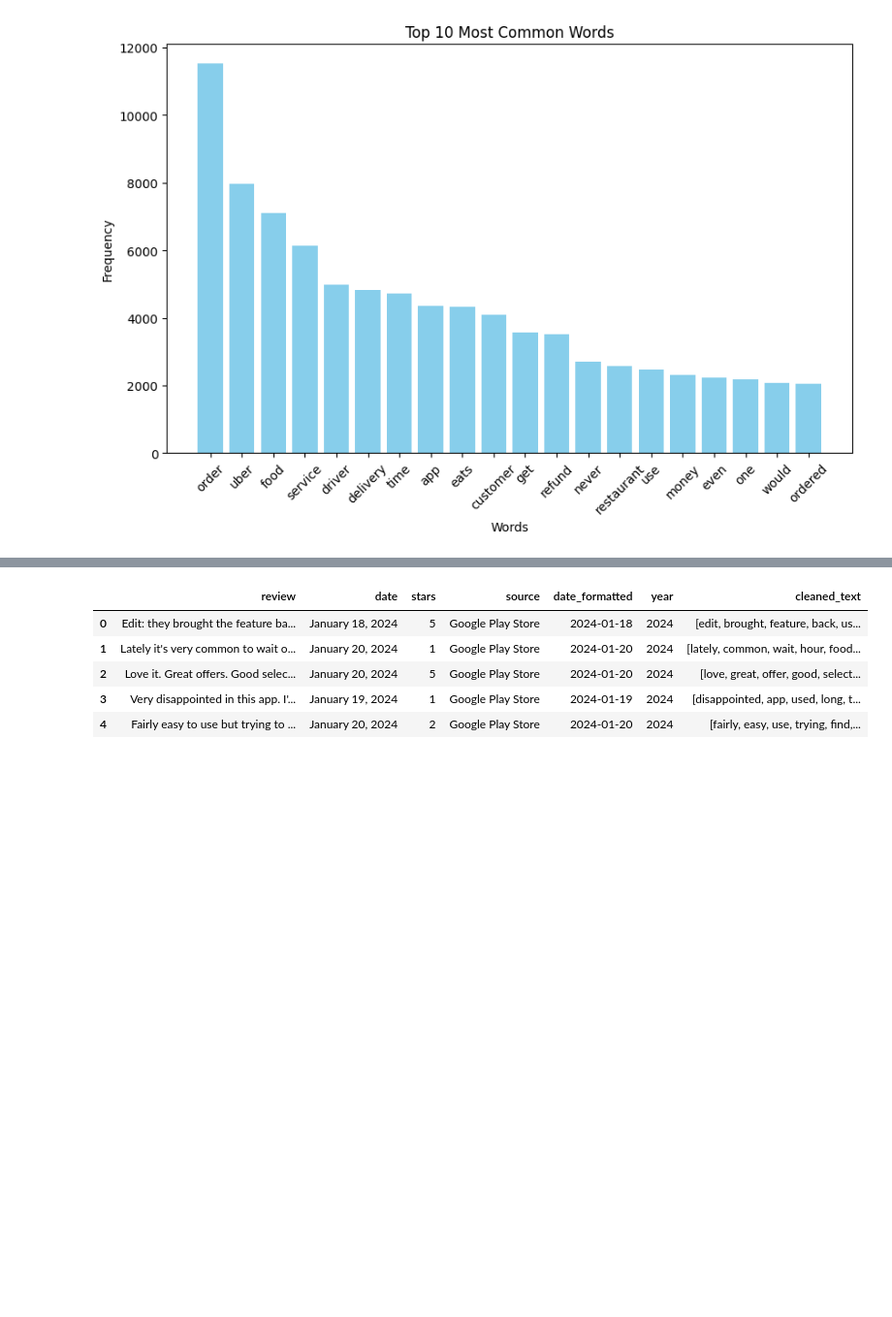
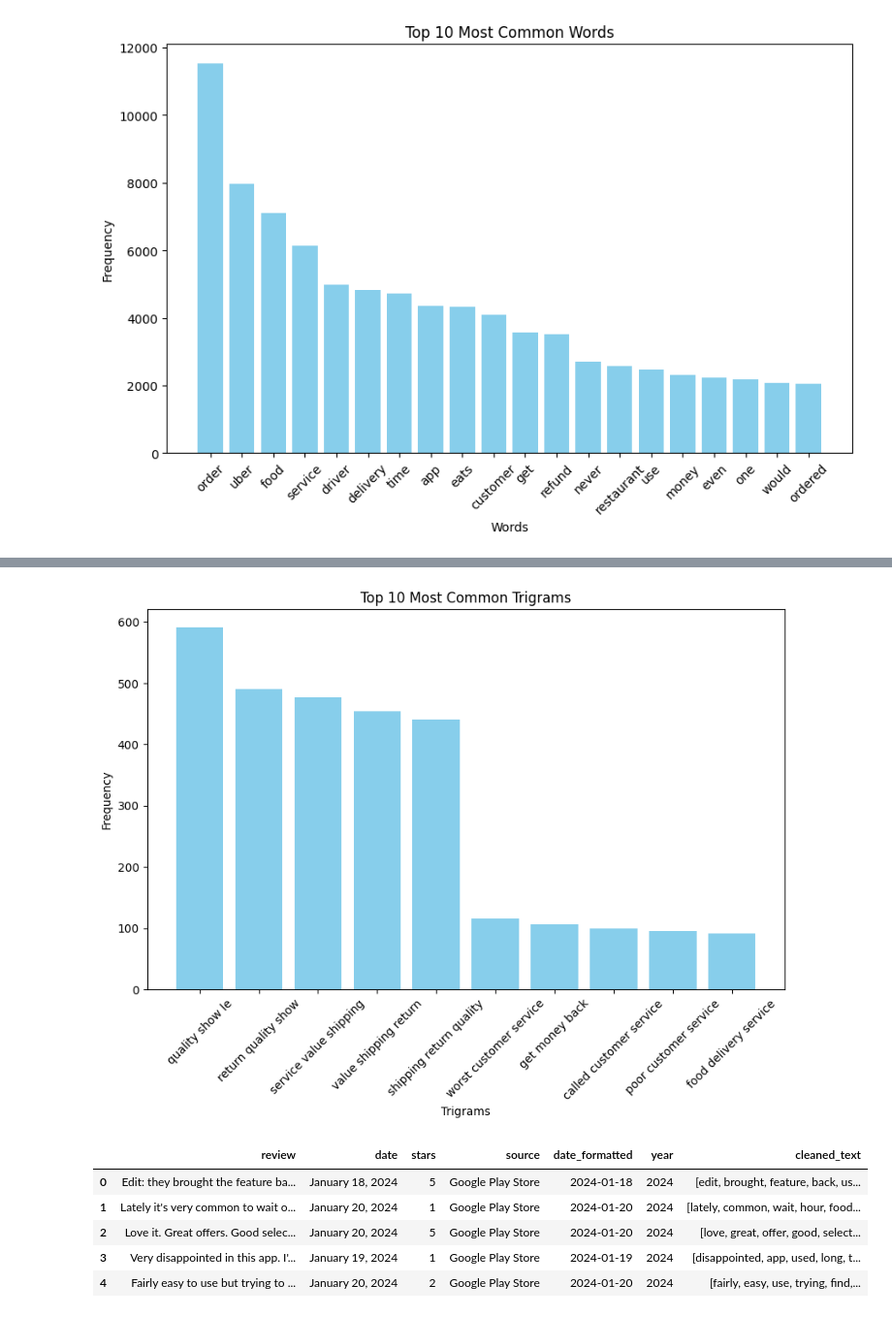
Before and after one commit to nightsinker/TSAP-UberEats, a Jupyter notebook: Data_Merge/Jay_Data_Prep.ipynb, the cells around one changed output, grey strips where cells are left out. Shown: that part at 97% size. Cells and saved outputs as stored; diff of their text form; code cells hidden in the pictures; blank space fills up the shorter version.

```diff
--- a/Data_Merge/Jay_Data_Prep.ipynb
+++ b/Data_Merge/Jay_Data_Prep.ipynb
@@ -253,3 +291,25 @@ plt.show()
+# %%
+# Create a list of all words
+all_words = [word for sublist in df['cleaned_text'] for word in sublist]
+
+# Generate trigrams
+trigrams = ngrams(all_words, 3)
+
+# Count trigrams
+trigram_counts = Counter(trigrams)
+
+# Plotting the top 10 most common trigrams
+common_trigrams = dict(trigram_counts.most_common(10))
+
+plt.figure(figsize=(10, 6))
+plt.bar([' '.join(k) for k in common_trigrams.keys()], common_trigrams.values(), color='skyblue')
+plt.title('Top 10 Most Common Trigrams')
+plt.xlabel('Trigrams')
+plt.ylabel('Frequency')
+plt.xticks(rotation=45)
+plt.show()
+# %% [output]
+[figure, added]
 # %%
 df.head()
 # %% [output]
```
Also changed, not shown: parts of 3 cells of this notebook.
